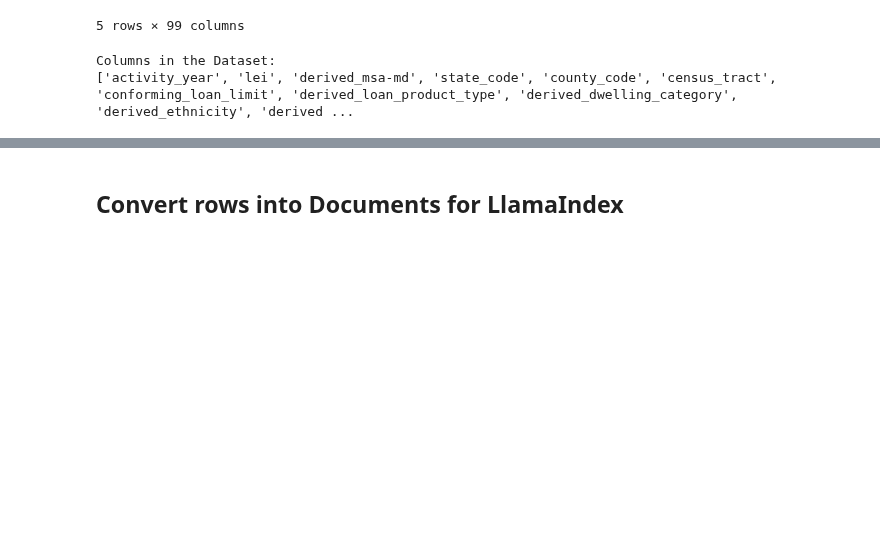
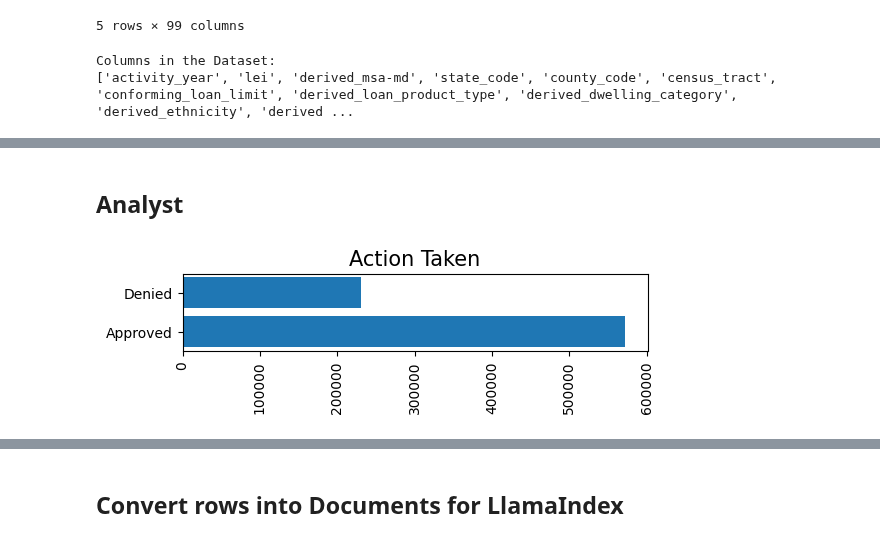
Before and after one commit to quochungtran/LLM-Intelligent-Document-Processing-in-Banking, a Jupyter notebook: notebooks/hmda_data_analyst.ipynb, the cells around one changed output, grey strips where cells are left out. Cells and saved outputs as stored; diff of their text form; code cells hidden in the pictures; blank space fills up the shorter version.

```diff
--- a/notebooks/hmda_data_analyst.ipynb
+++ b/notebooks/hmda_data_analyst.ipynb
@@ -98,0 +168,15 @@ df_org = df_org.dropna()
+# %%
+# horizontal barplot
+def value_counts_bar(col, title):
+    vc = col.value_counts()
+    plt.figure(figsize=(6, len(vc.keys())/2))
+    plt.barh(vc.keys(), vc.values)
+    plt.title(title, fontsize=15)
+    plt.xticks(rotation='vertical', fontsize=10)
+    plt.show()
+# %% [markdown]
+## Analyst
+# %%
+value_counts_bar(df_org.action_taken_description, "Action Taken")
+# %% [output]
+[figure, added]
```
Also changed, not shown: parts of 39 cells of this notebook.
